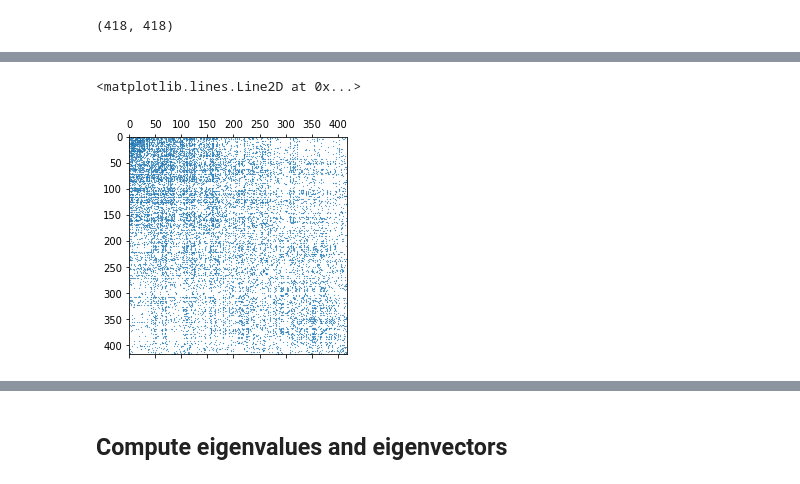
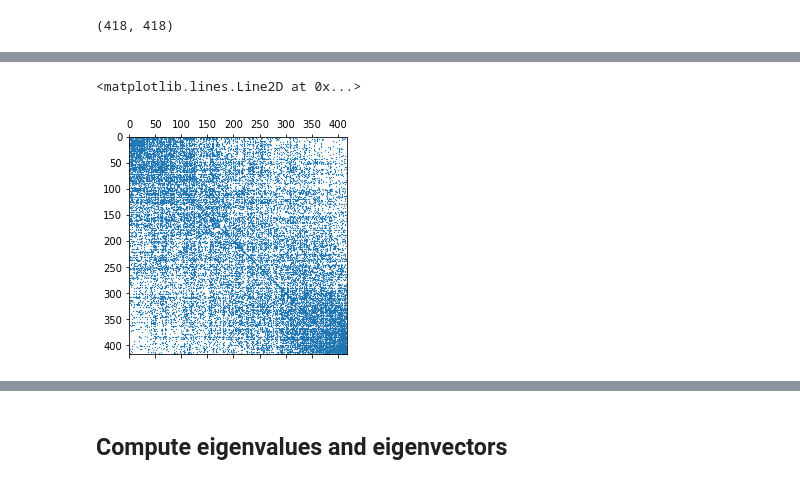
Before and after one commit to nathanquinteiro/ntds_football_transfer, a Jupyter notebook: graph/Graph.ipynb, the cells around one changed output, grey strips where cells are left out. Cells and saved outputs as stored; diff of their text form; code cells hidden in the pictures.

```diff
--- a/graph/Graph.ipynb
+++ b/graph/Graph.ipynb
@@ -226,8 +240,10 @@ plt.title('Degree distribution of my random graph');
 # %%
-plt.spy(G.W, markersize=0.20)
+G.compute_laplacian('combinatorial')
+
+plt.spy(G.L, markersize=0.30)
 # %% [output]
 <matplotlib.lines.Line2D at 0x...>
-[figure, old version]
+[figure, new version]
 # %%
 G.set_coordinates('spring')
 plotting.plot_graph(G)
```
Also changed, not shown: parts of 9 cells of this notebook, 1 other file.
